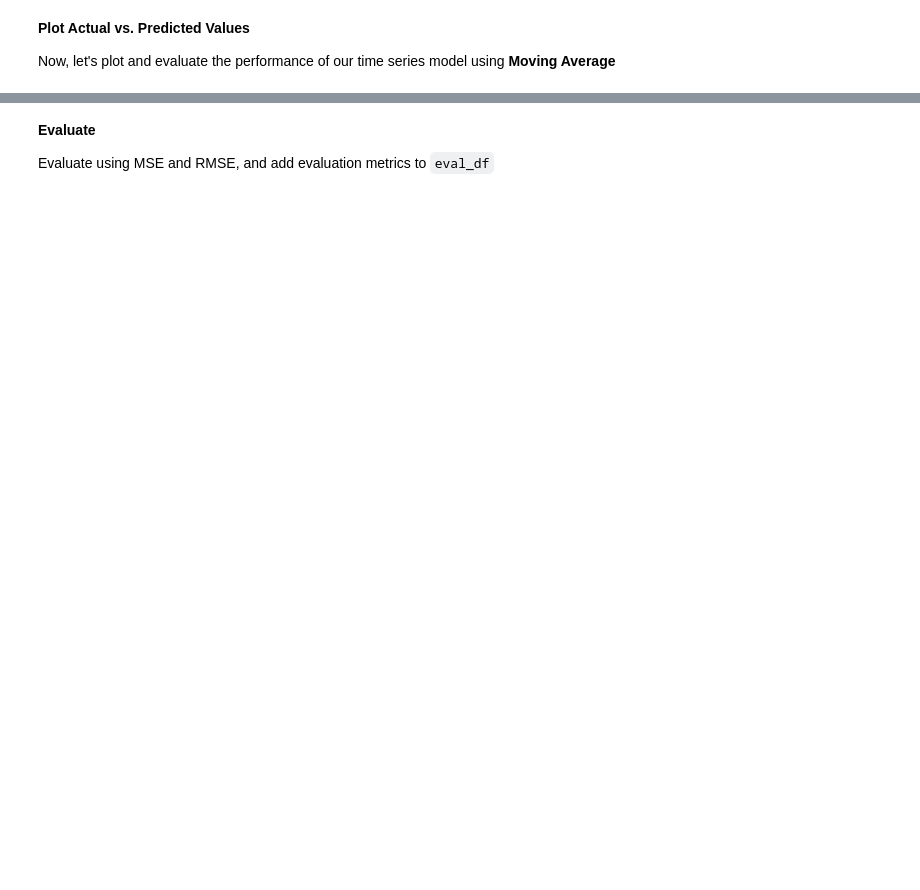
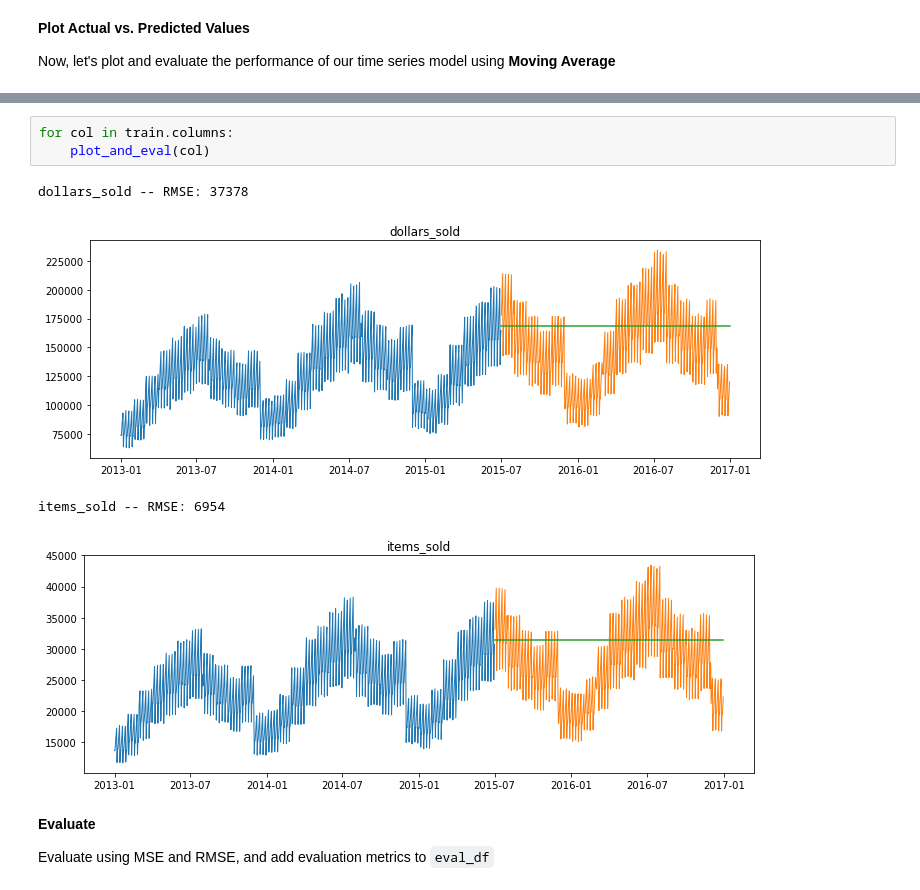
Before and after one commit to chriseverts/time_series_exercises, a Jupyter notebook: modeling-lesson.ipynb, the cells around one changed output, grey strips where cells are left out. Cells and saved outputs as stored; diff of their text form; blank space fills up the shorter version.

```diff
--- a/modeling-lesson.ipynb
+++ b/modeling-lesson.ipynb
@@ -504,3 +523,11 @@ Now, let's plot and evaluate the performance of our time series model using **Mo
+# %%
+for col in train.columns:
+    plot_and_eval(col)
+# %% [output]
+dollars_sold -- RMSE: 37378
+[figure, added]
+items_sold -- RMSE: 6954
+[figure, added]
 # %% [markdown]
 **Evaluate**
 
```
Also changed, not shown: parts of 42 cells of this notebook.
